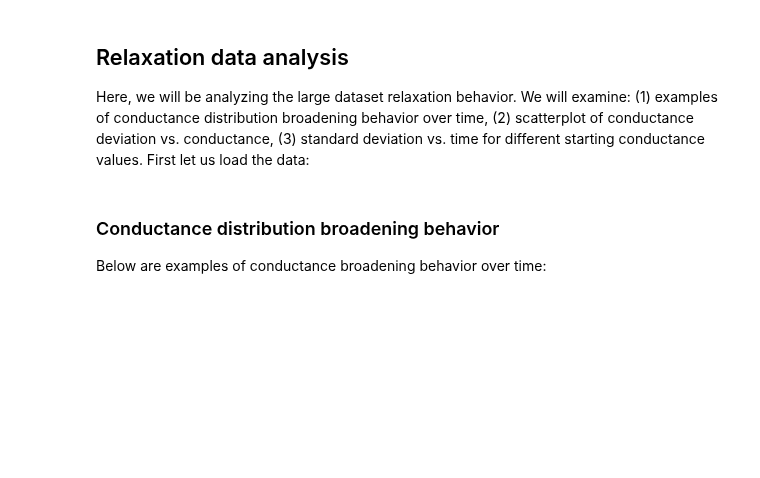
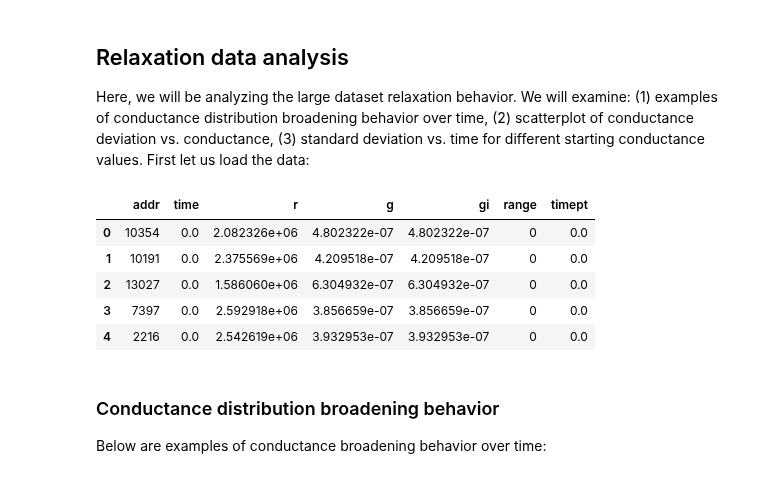
Before and after one commit to akashlevy/RRAM-Relaxation-Master-Model, a Jupyter notebook: analysis.ipynb, the cells around one changed output. Saved outputs shown, nothing was run; the diff lists cells and outputs as text; code cells hidden in the pictures; blank space fills up the shorter version.

```diff
--- a/analysis.ipynb
+++ b/analysis.ipynb
@@ -122,10 +122,17 @@ Here, we will be analyzing the large dataset relaxation behavior. We will examin
 # %%
 # Load data for technology
 colnames = ["addr", "time", "r", "g", "gi", "range", "timept"]
 data = pd.read_csv(f"data/tech{TECH}/relaxdata.min.tsv.gz", names=colnames, sep='\t')
-data = data[data["addr"] % 2 == 0]
-data = data[data["range"] % 2 == 0]
+#data = data[data["addr"] % 2 == 0]
+#data = data[data["range"] % 2 == 0]
 data.head()
+# %% [output]
+|  | addr | time | r | g | gi | range | timept |
+| 0 | 10354 | 0.0 | 2.082326e+06 | 4.802322e-07 | 4.802322e-07 | 0 | 0.0 |
+| 1 | 10191 | 0.0 | 2.375569e+06 | 4.209518e-07 | 4.209518e-07 | 0 | 0.0 |
+| 2 | 13027 | 0.0 | 1.586060e+06 | 6.304932e-07 | 6.304932e-07 | 0 | 0.0 |
+| 3 | 7397 | 0.0 | 2.592918e+06 | 3.856659e-07 | 3.856659e-07 | 0 | 0.0 |
+| 4 | 2216 | 0.0 | 2.542619e+06 | 3.932953e-07 | 3.932953e-07 | 0 | 0.0 |
 # %% [markdown]
 ### Conductance distribution broadening behavior
 
```
Also changed, not shown: parts of 2 cells of this notebook, 4 other files.
